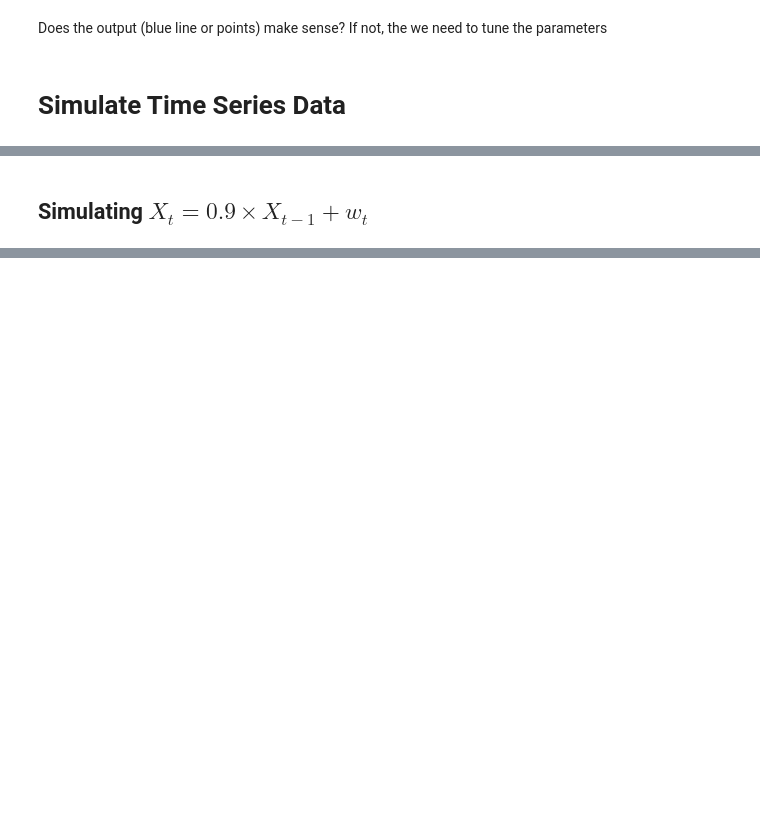
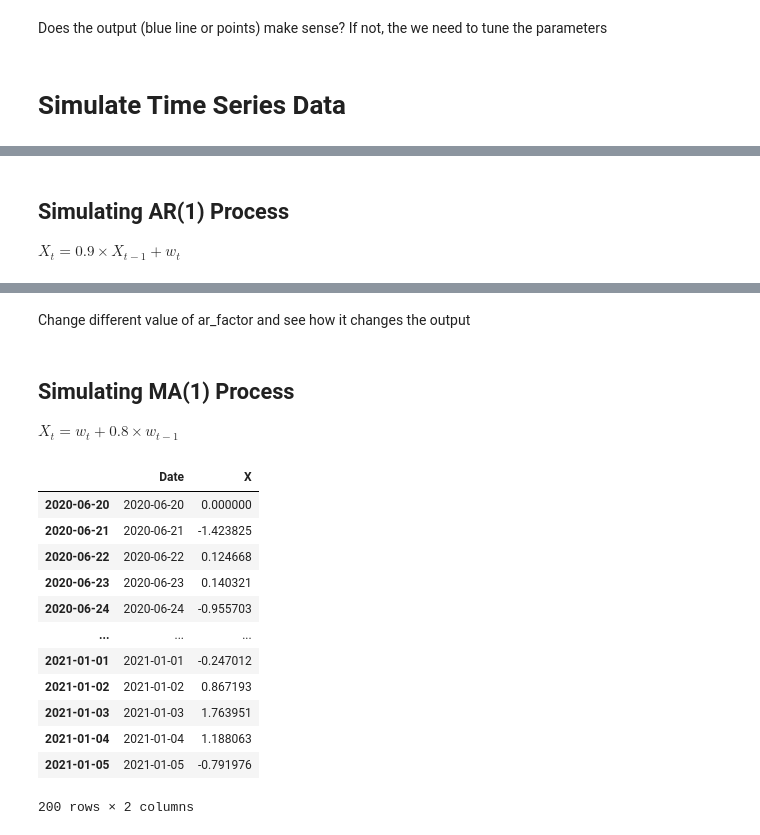
Before and after one commit to jessiejxyu2/ist526-1, a Jupyter notebook: time_series_analysis.ipynb, the cells around one changed output, grey strips where cells are left out. Drawn from its saved outputs; the diff is of its cells as text; code cells hidden in the pictures; blank space fills up the shorter version.

```diff
--- a/time_series_analysis.ipynb
+++ b/time_series_analysis.ipynb
@@ -990,7 +1011,8 @@ fig.show()
 200 rows × 2 columns
 [interactive output not drawn]
 # %% [markdown]
-## Simulating $X_t = 0.9 \times X_{t-1} + w_t$
+## Simulating AR(1) Process
+$X_t = 0.9 \times X_{t-1} + w_t$
 # %%
 from numpy.random import default_rng
 rng = default_rng(12345)
@@ -998,12 +1020,12 @@ rng = default_rng(12345)
 
 n_points = 200
 ar_factor = 0.9
-std = 1.0
+w_std = 1.0
 
 X_t = np.zeros(n_points)
 
 for i in range(1, n_points):
-  X_t[i] = ar_factor * X_t[i-1] + rng.normal(0, std)
+  X_t[i] = ar_factor * X_t[i-1] + rng.normal(0, w_std)
 
 # create a data-frame
 dates = pd.date_range(start='2020-06-20', periods=n_points, freq='D')
@@ -1018,7 +1040,7 @@ df_simulated = pd.DataFrame(
 display(df_simulated)
 
 # visualiza
-fig = px.line(data_frame = df_simulated, y = 'X')
+fig = px.line(data_frame = df_simulated, y = 'X', markers=True)
 
 # Add rangeslider
 fig.update_xaxes(
@@ -1041,3 +1063,59 @@ fig.show()
 | 2021-01-05 | 2021-01-05 | 1.459352 |
 200 rows × 2 columns
 [interactive output not drawn]
+# %% [markdown]
+Change different value of ar_factor and see how it changes the output
+# %% [markdown]
+## Simulating MA(1) Process
+$X_t = w_t + 0.8 \times w_{t-1}$
+# %%
+from numpy.random import default_rng
+rng = default_rng(12345)
+
+
+n_points = 200
+ma_factor = 0.8
+w_std = 1.0
+
+X_t = np.zeros(n_points)
+w_t = np.zeros(n_points)
+
+for i in range(1, n_points):
+  w_t[i] =  rng.normal(0, w_std)
+  X_t[i] =  w_t[i] + ma_factor * w_t[i-1]
+
+# create a data-frame
+dates = pd.date_range(start='2020-06-20', periods=n_points, freq='D')
+
+df_simulated = pd.DataFrame(
+  {'Date': dates,
+   'X': X_t
+  },
+  index = dates
+)
+
+display(df_simulated)
+
+# visualiza
+fig = px.line(data_frame = df_simulated, y = 'X', markers=True)
+
+# Add rangeslider
+fig.update_xaxes(
+  rangeslider_visible = True
+)
+
+fig.show()
+# %% [output]
+|  | Date | X |
+| 2020-06-20 | 2020-06-20 | 0.000000 |
+| 2020-06-21 | 2020-06-21 | -1.423825 |
+| 2020-06-22 | 2020-06-22 | 0.124668 |
+| 2020-06-23 | 2020-06-23 | 0.140321 |
+| 2020-06-24 | 2020-06-24 | -0.955703 |
+| ... | ... | ... |
+| 2021-01-01 | 2021-01-01 | -0.247012 |
+| 2021-01-02 | 2021-01-02 | 0.867193 |
+| 2021-01-03 | 2021-01-03 | 1.763951 |
+| 2021-01-04 | 2021-01-04 | 1.188063 |
+| 2021-01-05 | 2021-01-05 | -0.791976 |
+200 rows × 2 columns
```
Also changed, not shown: parts of 10 cells of this notebook.
